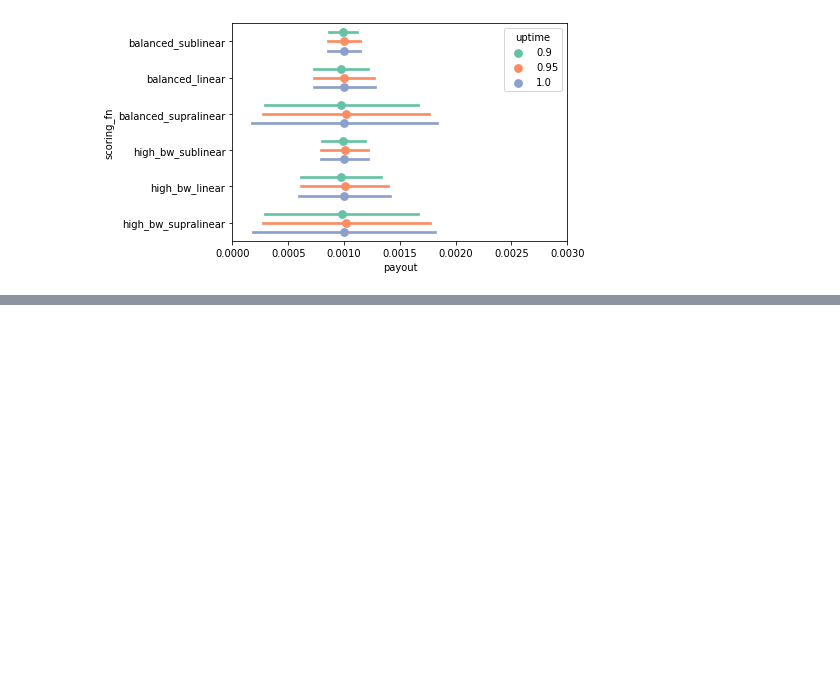
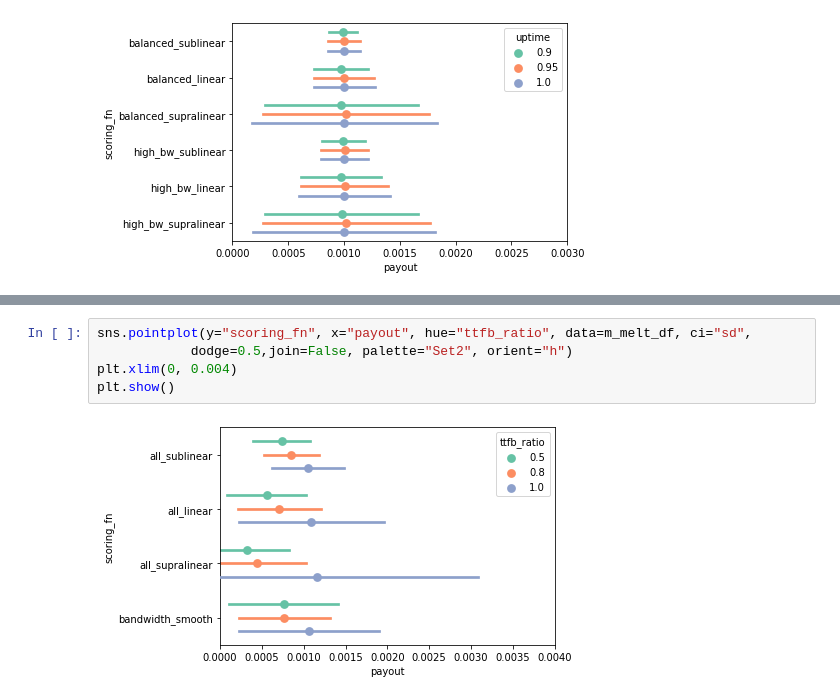
Before and after one commit to protocol/cel-retrieval, a Jupyter notebook: saturn-aliens/notebooks/2.1-simulation_fair_reward_distribution.ipynb, the cells around one changed output, grey strips where cells are left out. Cells and saved outputs as stored; diff of their text form; blank space fills up the shorter version.

```diff
--- a/saturn-aliens/notebooks/2.1-simulation_fair_reward_distribution.ipynb
+++ b/saturn-aliens/notebooks/2.1-simulation_fair_reward_distribution.ipynb
@@ -219,0 +309,7 @@ plt.show()
+# %%
+sns.pointplot(y="scoring_fn", x="payout", hue="ttfb_ratio", data=m_melt_df, ci="sd",
+            dodge=0.5,join=False, palette="Set2", orient="h")
+plt.xlim(0, 0.004)
+plt.show()
+# %% [output]
+[figure, added]
```
Also changed, not shown: parts of 24 cells of this notebook.
